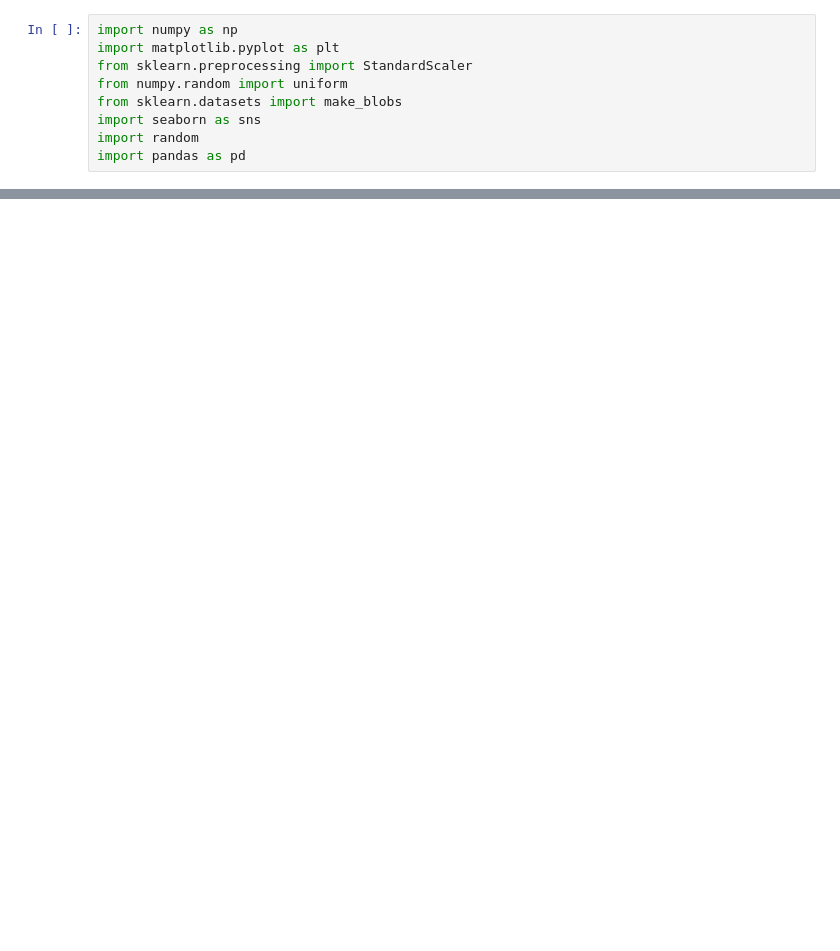
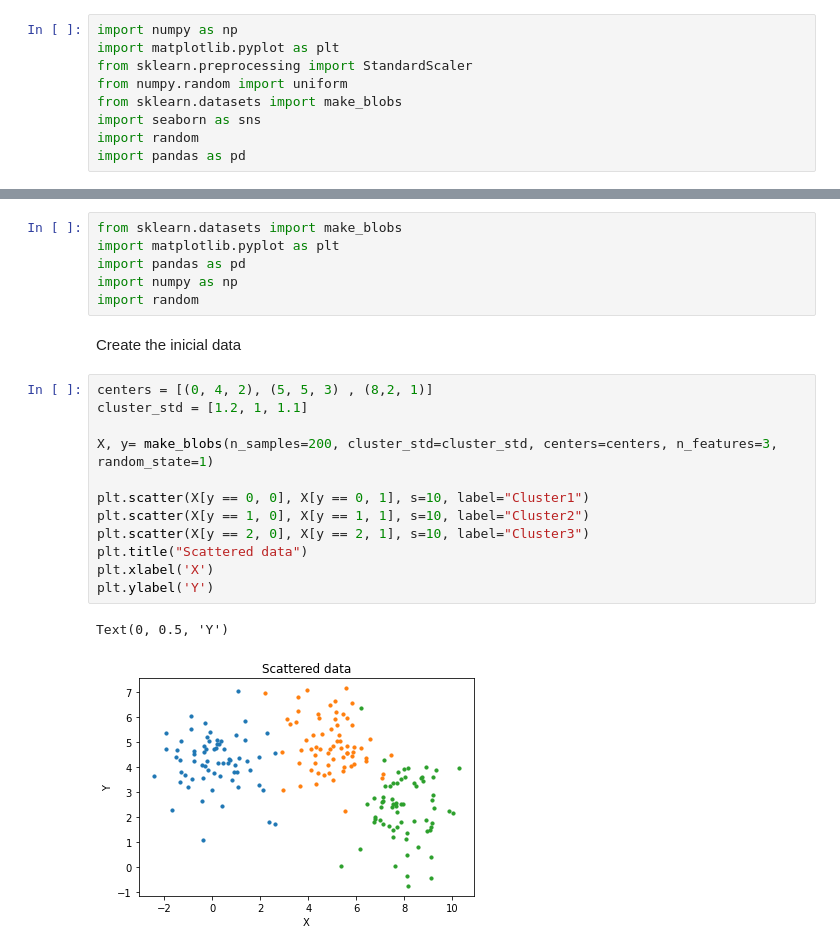
Before and after one commit to juanignava/AI.Project4, a Jupyter notebook: TP04.ipynb, the cells around one changed output, grey strips where cells are left out. Drawn from its saved outputs; the diff is of its cells as text; blank space fills up the shorter version.

```diff
--- a/TP04.ipynb
+++ b/TP04.ipynb
@@ -141,0 +113,23 @@ plt.show()
+# %%
+from sklearn.datasets import make_blobs
+import matplotlib.pyplot as plt
+import pandas as pd
+import numpy as np
+import random
+# %% [markdown]
+Create the inicial data
+# %%
+centers = [(0, 4, 2), (5, 5, 3) , (8,2, 1)]
+cluster_std = [1.2, 1, 1.1]
+
+X, y= make_blobs(n_samples=200, cluster_std=cluster_std, centers=centers, n_features=3, random_state=1)
+
+plt.scatter(X[y == 0, 0], X[y == 0, 1], s=10, label="Cluster1")
+plt.scatter(X[y == 1, 0], X[y == 1, 1], s=10, label="Cluster2")
+plt.scatter(X[y == 2, 0], X[y == 2, 1], s=10, label="Cluster3")
+plt.title("Scattered data")
+plt.xlabel('X')
+plt.ylabel('Y')
+# %% [output]
+Text(0, 0.5, 'Y')
+[figure, added]
```
Also changed, not shown: parts of 15 cells of this notebook.
